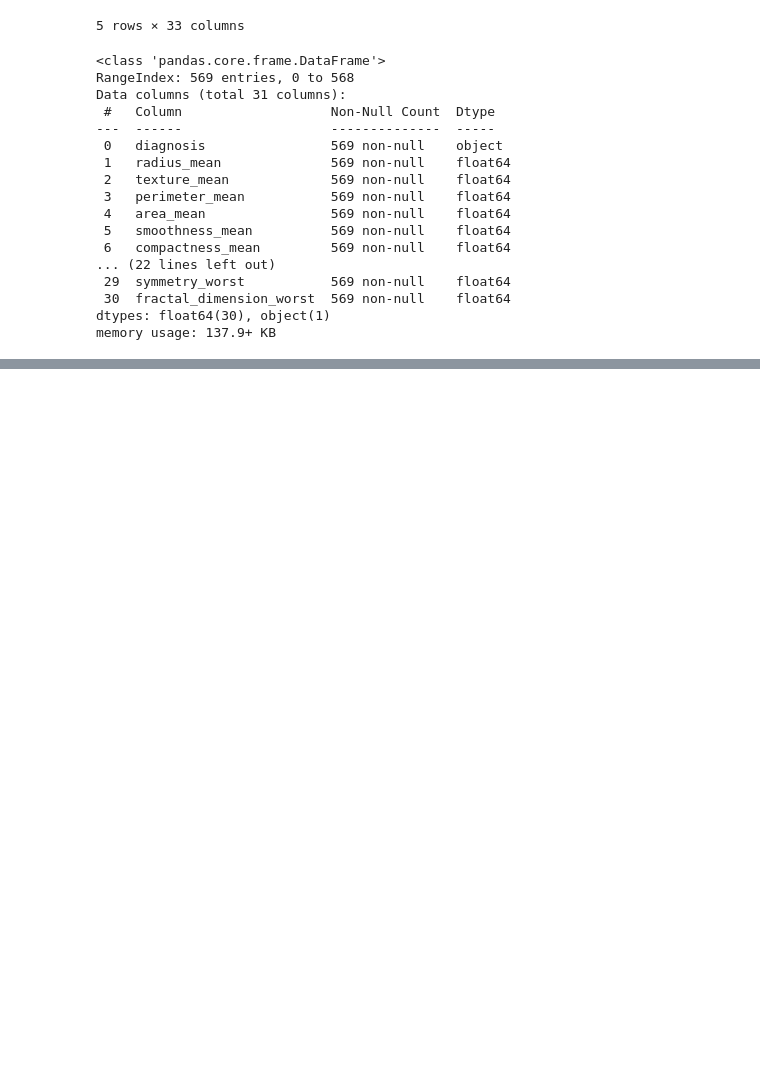
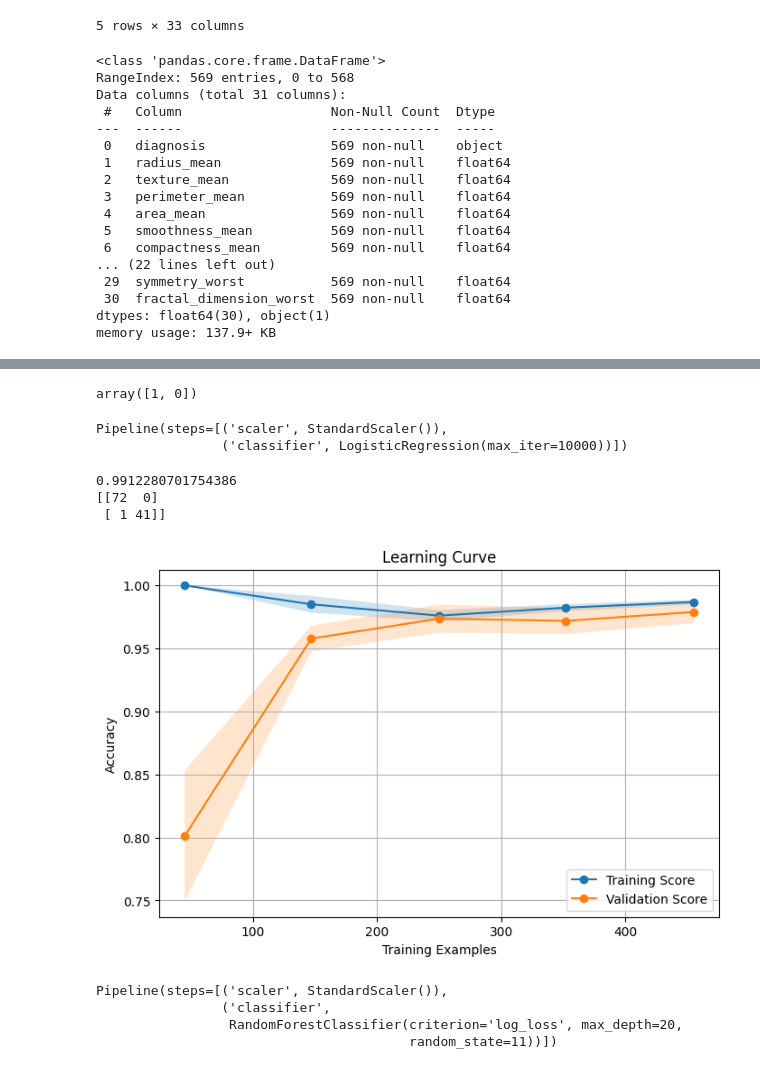
Before and after one commit to sucxay/Disease-predictor, a Jupyter notebook: notebooks/breast_Cancer.ipynb, the cells around one changed output, grey strips where cells are left out. Saved outputs shown, nothing was run; the diff lists cells and outputs as text; code cells hidden in the pictures; blank space fills up the shorter version.

Commit message:
Trained breast cancer model and saved pipeline

```diff
--- a/notebooks/breast_Cancer.ipynb
+++ b/notebooks/breast_Cancer.ipynb
@@ -116,0 +160,5 @@ for col in df.columns:
+# %%
+cols_1= skew[abs(skew)>0.5].index
+cols_1 = [c for c in cols_1 if c != 'diagnosis']
+for col in cols_1:
+    df[col] = np.log1p(df[col])
@@ -116,0 +218,71 @@ for col in df.columns:
+# %%
+y.unique()
+# %% [output]
+array([1, 0])
+# %%
+X_train , X_test, y_train ,y_test = train_test_split(X,y, test_size=0.2,random_state=11 ,stratify=y)
+# %%
+lr_pipeline = Pipeline([
+    ('scaler',StandardScaler()),
+    ('classifier',LogisticRegression(max_iter= 10000))
+])
+lr_pipeline.fit(X_train,y_train)
+# %% [output]
+Pipeline(steps=[('scaler', StandardScaler()),
+                ('classifier', LogisticRegression(max_iter=10000))])
+# %%
+from sklearn.metrics import accuracy_score,confusion_matrix
+y_pred_lr = lr_pipeline.predict(X_test)
+print(accuracy_score(y_test,y_pred_lr))
+print(confusion_matrix(y_test,y_pred_lr))
+# %% [output]
+0.9912280701754386
+[[72  0]
+ [ 1 41]]
+# %%
+from sklearn.model_selection import learning_curve
+
+train_sizes, train_scores, val_scores = learning_curve(
+    lr_pipeline, X, y, cv=5, scoring="accuracy"
+)
+
+train_mean = np.mean(train_scores, axis=1)
+val_mean = np.mean(val_scores, axis=1)
+
+plt.figure(figsize=(8,5))
+plt.plot(train_sizes, train_mean, marker='o', label="Training Score")
+plt.plot(train_sizes, val_mean, marker='o', label="Validation Score")
+
+plt.fill_between(
+    train_sizes,
+    train_mean - train_scores.std(axis=1),
+    train_mean + train_scores.std(axis=1),
+    alpha=0.2
+)
+
+plt.fill_between(
+    train_sizes,
+    val_mean - val_scores.std(axis=1),
+    val_mean + val_scores.std(axis=1),
+    alpha=0.2
+)
+
+plt.xlabel("Training Examples")
+plt.ylabel("Accuracy")
+plt.title("Learning Curve")
+plt.legend()
+plt.grid(True)
+plt.show()
+# %% [output]
+[figure, added]
+# %%
+rf_pipeline = Pipeline([
+    ('scaler',StandardScaler()),
+    ('classifier',RandomForestClassifier(criterion='log_loss', max_depth=20,random_state=11))
+])
+rf_pipeline.fit(X_train,y_train)
+# %% [output]
+Pipeline(steps=[('scaler', StandardScaler()),
+                ('classifier',
+                 RandomForestClassifier(criterion='log_loss', max_depth=20,
+                                        random_state=11))])
```
Also changed, not shown: parts of 19 cells of this notebook, 3 other files.
